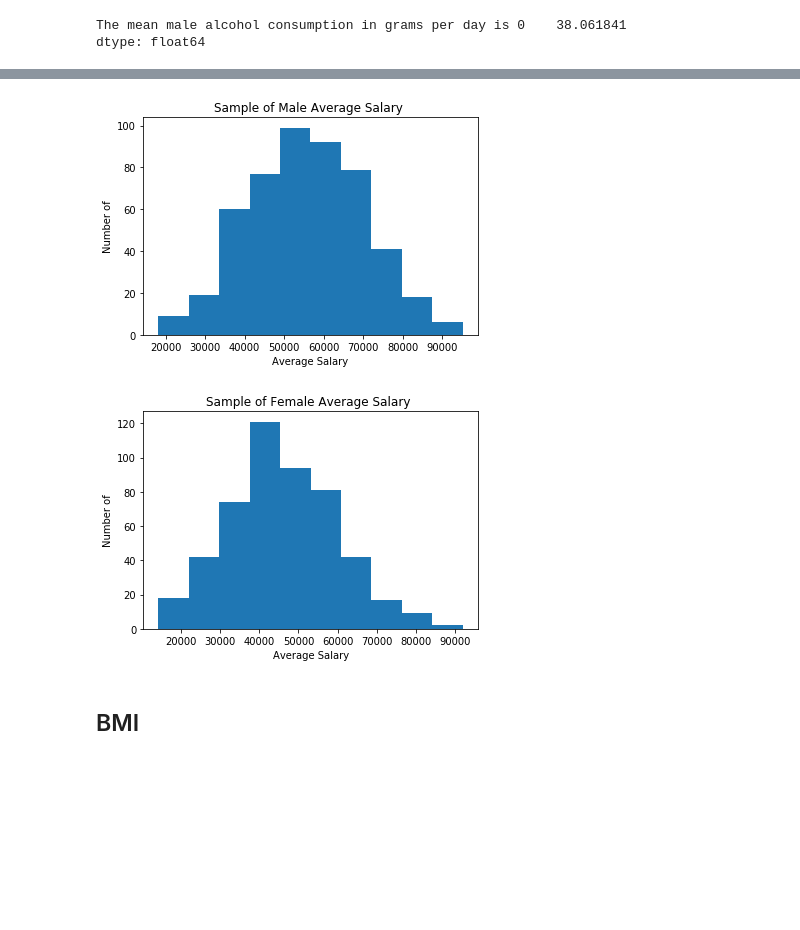
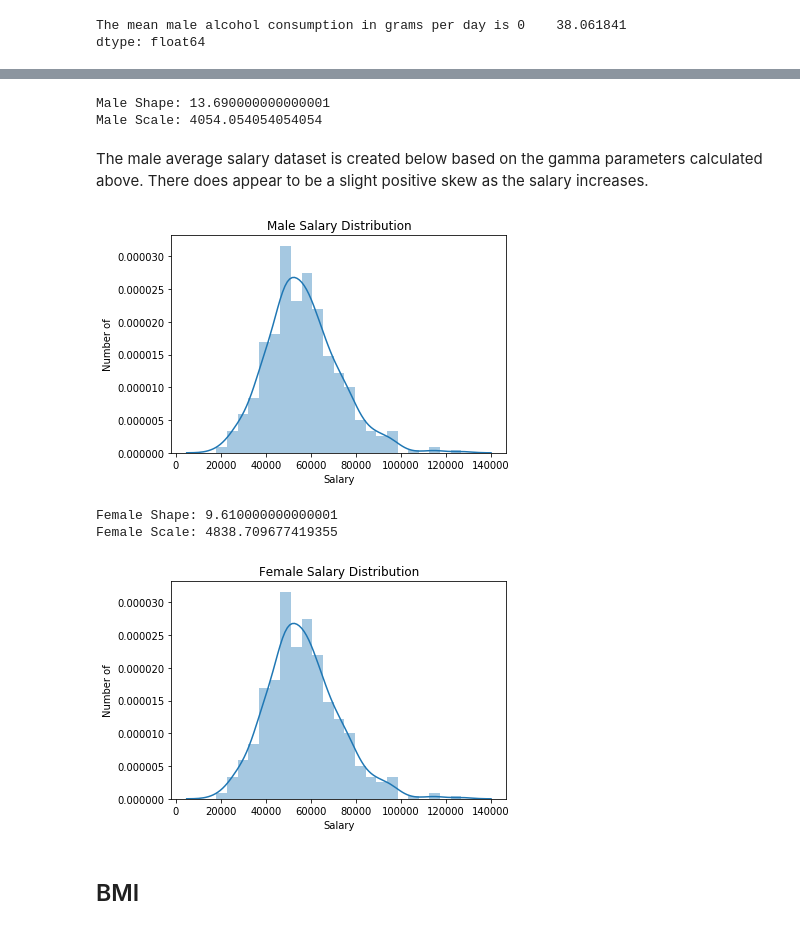
Before and after one commit to dermotkel/programming-project, a Jupyter notebook: Programming Project.ipynb, the cells around one changed output, grey strips where cells are left out. Cells and saved outputs as stored; diff of their text form; code cells hidden in the pictures; blank space fills up the shorter version.

Commit message:
finished salary

```diff
--- a/Programming Project.ipynb
+++ b/Programming Project.ipynb
@@ -265,21 +250,51 @@ plt.show()
+# %%
+# Male shape and scale parameters calculated.
+
+mSD = 15000
+mmean = 55500
+
+mshape = (mmean/mSD)**2
+
+mscale = (mSD**2)/mmean
+print("Male Shape:", mshape)
+print("Male Scale:", mscale)
+# %% [output]
+Male Shape: 13.690000000000001
+Male Scale: 4054.054054054054
+# %% [markdown]
+The male average salary dataset is created below based on the gamma parameters calculated above. There does appear to be a slight positive skew as the salary increases.
 # %%
-minc  = np.random.normal(55500, 14000, 500)
-plt.hist(minc)
-plt.title('Sample of Male Average Salary ')
-plt.xlabel('Average Salary')
+minc = np.random.gamma(mshape, mscale, 500)
+sns.distplot(minc)
+plt.title('Male Salary Distribution')
+plt.xlabel('Salary')
 plt.ylabel('Number of')
 plt.show()
 # %% [output]
-[figure, old version]
+[figure, new version]
+# %%
+# Female shape and scale parameters calculated.
+
+fSD = 15000
+fmean = 46500
+
+fshape = (fmean/fSD)**2
+
+fscale = (fSD**2)/fmean
+print("Female Shape:", fshape)
+print("Female Scale:", fscale)
+# %% [output]
+Female Shape: 9.610000000000001
+Female Scale: 4838.709677419355
 # %%
-finc  = np.random.normal(46500, 14000, 500)
-plt.hist(finc)
-plt.title('Sample of Female Average Salary ')
-plt.xlabel('Average Salary')
+finc = pd.DataFrame(np.random.gamma(fshape, fscale, 500))
+sns.distplot(minc)
+plt.title('Female Salary Distribution')
+plt.xlabel('Salary')
 plt.ylabel('Number of')
 plt.show()
 # %% [output]
-[figure, old version]
+[figure, new version]
 # %% [markdown]
 ## BMI
 # %% [markdown]
```
Also changed, not shown: parts of 7 cells of this notebook.
